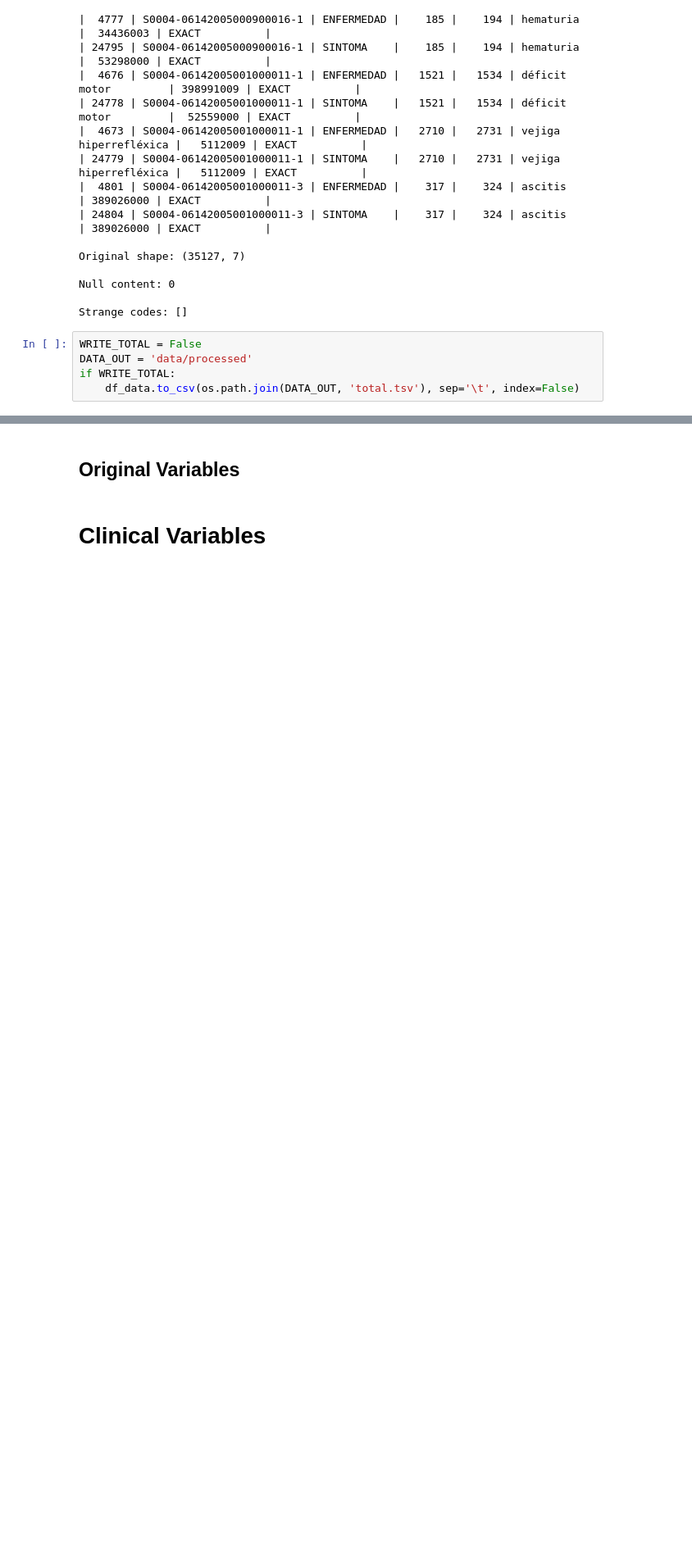
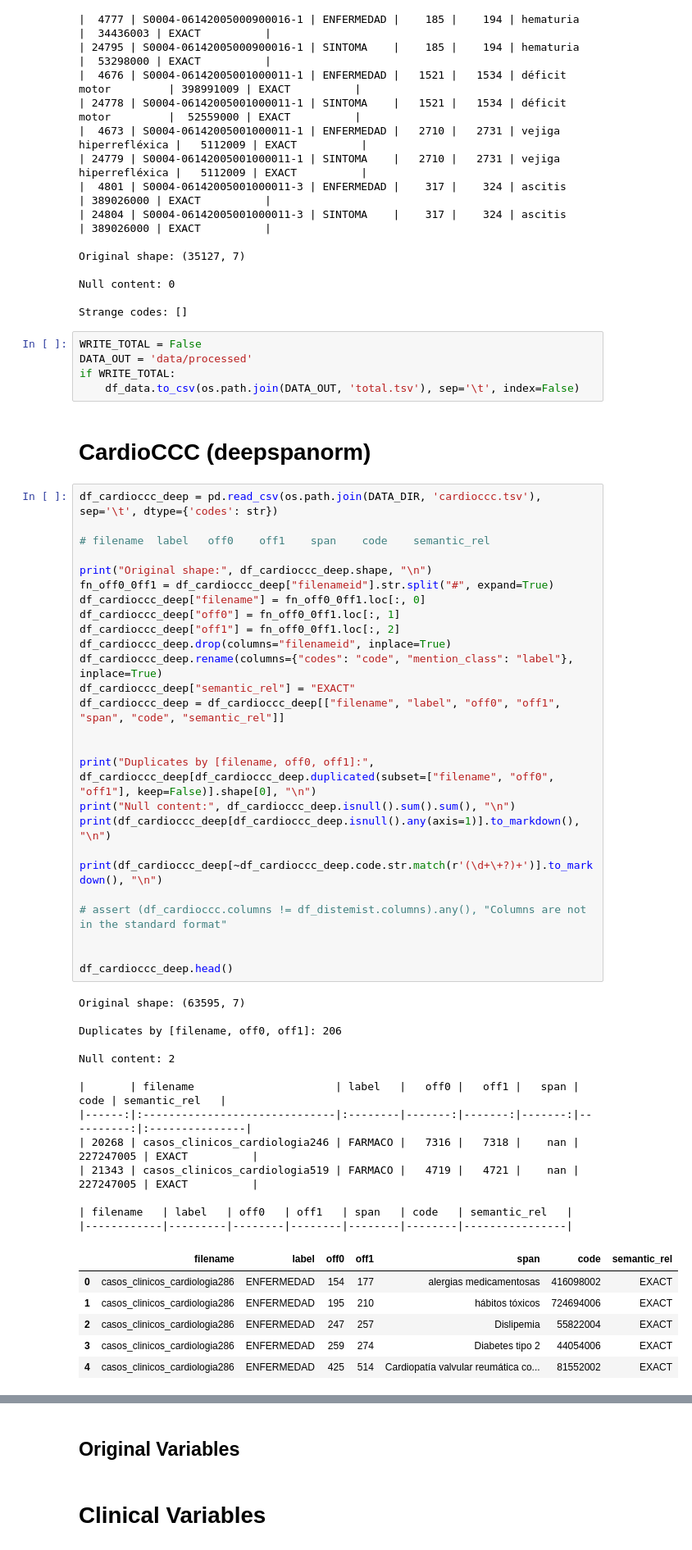
Before and after one commit to nlp4bia-bsc/dt4h-coverage-dash, a Jupyter notebook: notebooks/data-retrieval.ipynb, the cells around one changed output, grey strips where cells are left out. Shown at 82% size. Cells and saved outputs as stored; diff of their text form; blank space fills up the shorter version.

Commit message:
cardioccc processing

```diff
--- a/notebooks/data-retrieval.ipynb
+++ b/notebooks/data-retrieval.ipynb
@@ -373,3 +373,51 @@ WRITE_TOTAL = False
 DATA_OUT = 'data/processed'
 if WRITE_TOTAL:
     df_data.to_csv(os.path.join(DATA_OUT, 'total.tsv'), sep='\t', index=False)
+# %% [markdown]
+# CardioCCC (deepspanorm)
+# %%
+df_cardioccc_deep = pd.read_csv(os.path.join(DATA_DIR, 'cardioccc.tsv'), sep='\t', dtype={'codes': str})
+
+# filename	label	off0	off1	span	code	semantic_rel
+
+print("Original shape:", df_cardioccc_deep.shape, "\n")
+fn_off0_0ff1 = df_cardioccc_deep["filenameid"].str.split("#", expand=True)
+df_cardioccc_deep["filename"] = fn_off0_0ff1.loc[:, 0]
+df_cardioccc_deep["off0"] = fn_off0_0ff1.loc[:, 1]
+df_cardioccc_deep["off1"] = fn_off0_0ff1.loc[:, 2]
+df_cardioccc_deep.drop(columns="filenameid", inplace=True)
+df_cardioccc_deep.rename(columns={"codes": "code", "mention_class": "label"}, inplace=True)
+df_cardioccc_deep["semantic_rel"] = "EXACT"
+df_cardioccc_deep = df_cardioccc_deep[["filename", "label", "off0", "off1", "span", "code", "semantic_rel"]]
+
+
+print("Duplicates by [filename, off0, off1]:", df_cardioccc_deep[df_cardioccc_deep.duplicated(subset=["filename", "off0", "off1"], keep=False)].shape[0], "\n")
+print("Null content:", df_cardioccc_deep.isnull().sum().sum(), "\n")
+print(df_cardioccc_deep[df_cardioccc_deep.isnull().any(axis=1)].to_markdown(), "\n")
+
+print(df_cardioccc_deep[~df_cardioccc_deep.code.str.match(r'(\d+\+?)+')].to_markdown(), "\n")
+
+# assert (df_cardioccc.columns != df_distemist.columns).any(), "Columns are not in the standard format"
+
+
+df_cardioccc_deep.head()
+# %% [output]
+Original shape: (63595, 7)
+
+Duplicates by [filename, off0, off1]: 206
+
+Null content: 2
+
+|       | filename                      | label   |   off0 |   off1 |   span |      code | semantic_rel   |
+|------:|:------------------------------|:--------|-------:|-------:|-------:|----------:|:---------------|
+| 20268 | casos_clinicos_cardiologia246 | FARMACO |   7316 |   7318 |    nan | 227247005 | EXACT          |
+| 21343 | casos_clinicos_cardiologia519 | FARMACO |   4719 |   4721 |    nan | 227247005 | EXACT          |
+
+| filename   | label   | off0   | off1   | span   | code   | semantic_rel   |
+|------------|---------|--------|--------|--------|--------|----------------|
+|  | filename | label | off0 | off1 | span | code | semantic_rel |
+| 0 | casos_clinicos_cardiologia286 | ENFERMEDAD | 154 | 177 | alergias medicamentosas | 416098002 | EXACT |
+| 1 | casos_clinicos_cardiologia286 | ENFERMEDAD | 195 | 210 | hábitos tóxicos | 724694006 | EXACT |
+| 2 | casos_clinicos_cardiologia286 | ENFERMEDAD | 247 | 257 | Dislipemia | 55822004 | EXACT |
+| 3 | casos_clinicos_cardiologia286 | ENFERMEDAD | 259 | 274 | Diabetes tipo 2 | 44054006 | EXACT |
+| 4 | casos_clinicos_cardiologia286 | ENFERMEDAD | 425 | 514 | Cardiopatía valvular reumática co... | 81552002 | EXACT |
```
Also changed, not shown: parts of 1 cell of this notebook.
